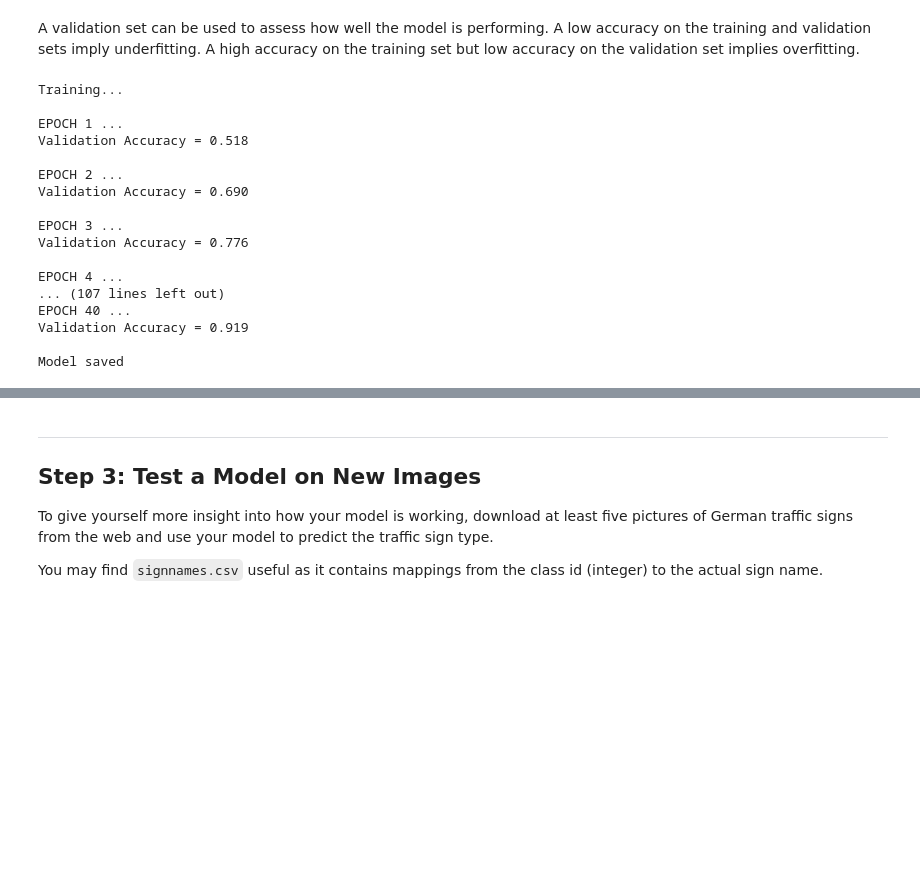
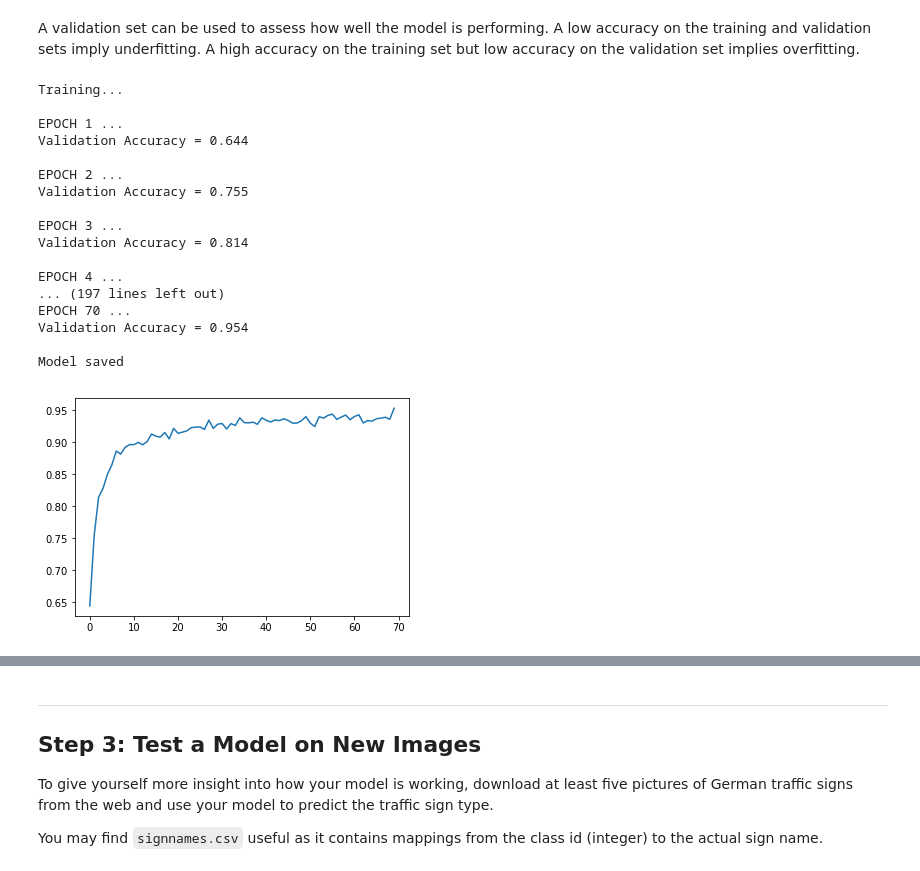
Before and after one commit to barney-s/CarND-Traffic-Sign-Classifier-Project, a Jupyter notebook: Traffic_Sign_Classifier.ipynb, the cells around one changed output, grey strips where cells are left out. Drawn from its saved outputs; the diff is of its cells as text; code cells hidden in the pictures; blank space fills up the shorter version.

```diff
--- a/Traffic_Sign_Classifier.ipynb
+++ b/Traffic_Sign_Classifier.ipynb
@@ -290,21 +342,22 @@ The LeNet architecture accepts a 32x32xC image as input, where C is the number o
 #### Output
 Return the result of the 2nd fully connected layer.
 # %%
+import tensorflow as tf
 from tensorflow.contrib.layers import flatten
-
+use_dropout = True
 
 def LeNet(x):
     # Arguments used for tf.truncated_normal, randomly defines variables for the weights and biases for each layer
     mu = 0
     sigma = 0.1
-    dropout = 0.8
+    dropout = 0.7
 
     # Layer 1: Convolutional. Input = 32x32x1. Output = 28x28x6.
     # op = (inp - fh + 2*p)/s + 1
     # s(op - 1) - 2p   = inp - fh
     # s = 1, p = 0 => op - 1 = inp - fh => fh = inp - op + 1
     # 27 = 32 - fh => fh = 5
-    c1W = tf.Variable(tf.truncated_normal((5, 5, 1, 6), mu, sigma))
+    c1W = tf.Variable(tf.truncated_normal((5, 5, 3, 6), mu, sigma))
     c1B = tf.Variable(tf.zeros(6))
     c1 = tf.nn.conv2d(x, c1W, [1, 1, 1, 1], 'VALID') + c1B
     # Activation.
@@ -342,7 +395,8 @@ def LeNet(x):
 
     # Activation.
     fc3 = tf.nn.relu(fc3)
-    fc3 = tf.nn.dropout(fc3, dropout)
+    if use_dropout:
+        fc3 = tf.nn.dropout(fc3, dropout)
 
     # Layer 4: Fully Connected. Input = 120. Output = 84.
     fc4W = tf.Variable(tf.truncated_normal((120, 84), mu, sigma))
@@ -351,11 +405,12 @@ def LeNet(x):
 
     # Activation.
     fc4 = tf.nn.relu(fc4)
-    fc4 = tf.nn.dropout(fc4, dropout)
+    if use_dropout:
+        fc4 = tf.nn.dropout(fc4, dropout)
 
     # Layer 5: Fully Connected. Input = 84. Output = 43.
-    fc5W = tf.Variable(tf.truncated_normal((84, 43), mu, sigma))
-    fc5B = tf.Variable(tf.zeros(43))
+    fc5W = tf.Variable(tf.truncated_normal((84, n_classes), mu, sigma))
+    fc5B = tf.Variable(tf.zeros(n_classes))
     logits = tf.matmul(fc4, fc5W) + fc5B
 
     return logits
@@ -365,7 +420,12 @@ def LeNet(x):
 A validation set can be used to assess how well the model is performing. A low accuracy on the training and validation
 sets imply underfitting. A high accuracy on the training set but low accuracy on the validation set implies overfitting.
 # %%
-x = tf.placeholder(tf.float32, (None, 32, 32, 1))
+import tensorflow as tf
+EPOCHS = 70
+BATCH_SIZE = 128
+rate = 0.001
+
+x = tf.placeholder(tf.float32, (None, 32, 32, n_depth))
 y = tf.placeholder(tf.int32, (None))
 one_hot_y = tf.one_hot(y, 43)
 # %%
@@ -392,42 +450,47 @@ def evaluate(X_data, y_data):
     return total_accuracy / num_examples
 # %%
 from sklearn.utils import shuffle
-
+plot_data=[]
 with tf.Session() as sess:
     sess.run(tf.global_variables_initializer())
     num_examples = len(X_train)
 
     print("Training...")
     print()
     for i in range(EPOCHS):
         X_train, y_train = shuffle(X_train, y_train)
         for offset in range(0, num_examples, BATCH_SIZE):
             end = offset + BATCH_SIZE
             batch_x, batch_y = X_train[offset:end], y_train[offset:end]
             sess.run(training_operation, feed_dict={x: batch_x, y: batch_y})
 
         validation_accuracy = evaluate(X_valid, y_valid)
+        plot_data.append(validation_accuracy)
         print("EPOCH {} ...".format(i+1))
         print("Validation Accuracy = {:.3f}".format(validation_accuracy))
         print()
 
     saver.save(sess, './lenet')
     print("Model saved")
+
+plt.plot(range(EPOCHS),plot_data)
+plt.show()
 # %% [output]
 Training...
 
 EPOCH 1 ...
-Validation Accuracy = 0.518
+Validation Accuracy = 0.644
 
 EPOCH 2 ...
-Validation Accuracy = 0.690
+Validation Accuracy = 0.755
 
 EPOCH 3 ...
-Validation Accuracy = 0.776
+Validation Accuracy = 0.814
 
 EPOCH 4 ...
-... (107 lines left out)
-EPOCH 40 ...
-Validation Accuracy = 0.919
+... (197 lines left out)
+EPOCH 70 ...
+Validation Accuracy = 0.954
 
 Model saved
+[figure, added]
```
Also changed, not shown: parts of 13 cells of this notebook, 6 other files.
